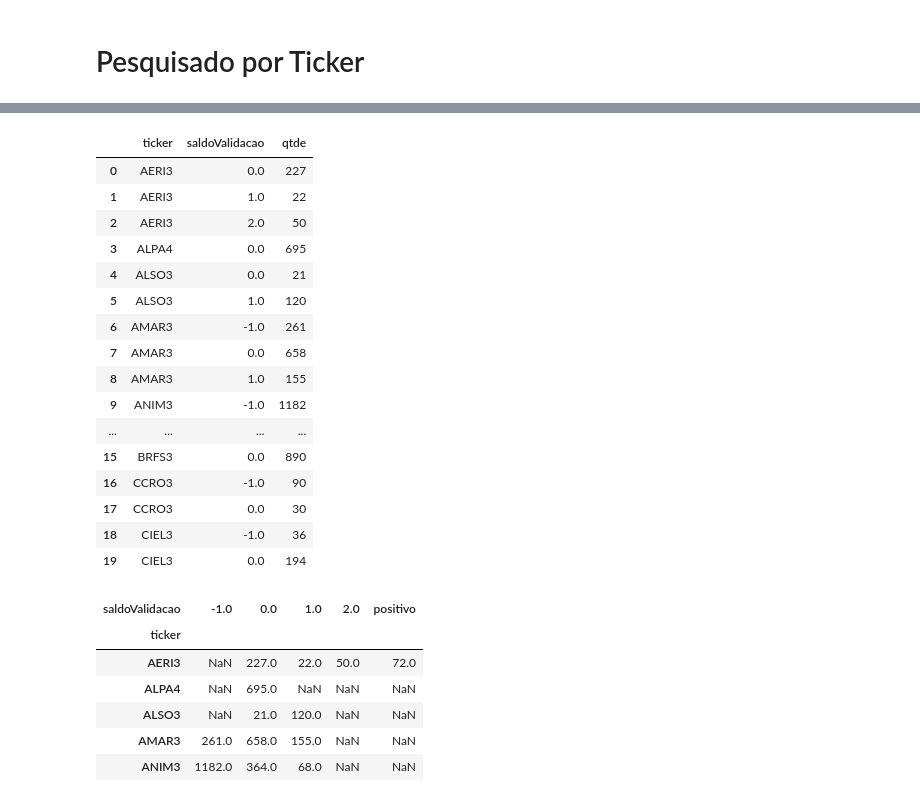
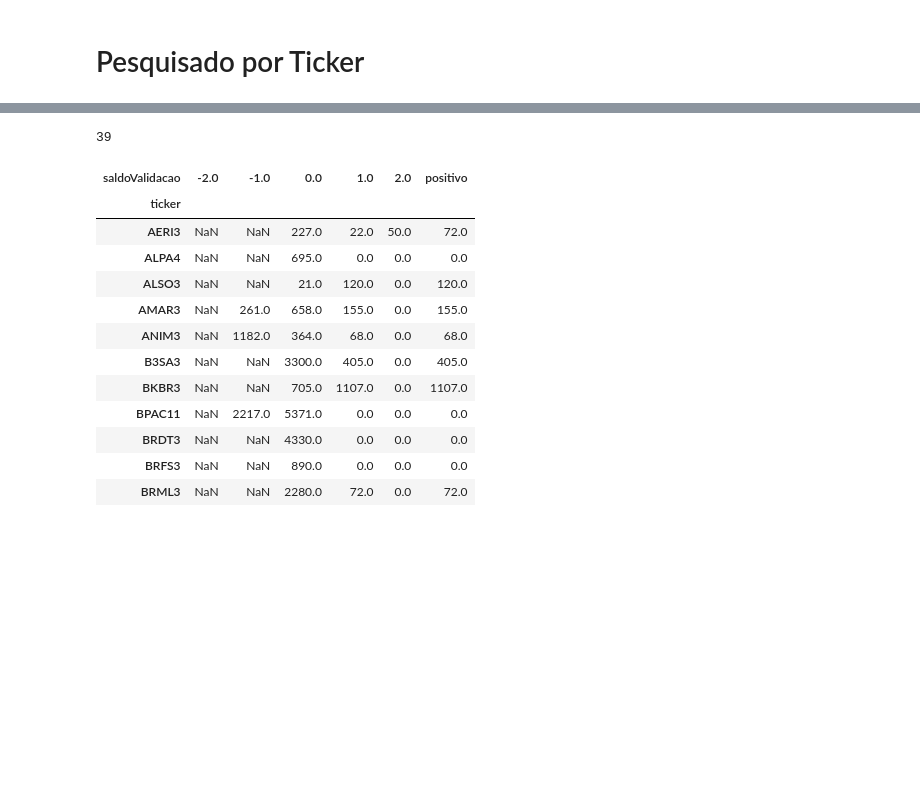
Before and after one commit to paulofor/Jupyter-Espaco01, a Jupyter notebook: Validador/Entendendo a Validação.ipynb, the cells around one changed output, grey strips where cells are left out. Saved outputs shown, nothing was run; the diff lists cells and outputs as text; code cells hidden in the pictures; blank space fills up the shorter version.

```diff
--- a/Validador/Entendendo a Validação.ipynb
+++ b/Validador/Entendendo a Validação.ipynb
@@ -161,33 +160,25 @@ plt.show()
-# %%
-dfTicker.head(20)
-# %% [output]
-|  | ticker | saldoValidacao | qtde |
-| 0 | AERI3 | 0.0 | 227 |
-| 1 | AERI3 | 1.0 | 22 |
-| 2 | AERI3 | 2.0 | 50 |
-| 3 | ALPA4 | 0.0 | 695 |
-| 4 | ALSO3 | 0.0 | 21 |
-| 5 | ALSO3 | 1.0 | 120 |
-| 6 | AMAR3 | -1.0 | 261 |
-| 7 | AMAR3 | 0.0 | 658 |
-| 8 | AMAR3 | 1.0 | 155 |
-| 9 | ANIM3 | -1.0 | 1182 |
-| ... | ... | ... | ... |
-| 15 | BRFS3 | 0.0 | 890 |
-| 16 | CCRO3 | -1.0 | 90 |
-| 17 | CCRO3 | 0.0 | 30 |
-| 18 | CIEL3 | -1.0 | 36 |
-| 19 | CIEL3 | 0.0 | 194 |
+# %%
+len(dfTicker['ticker'].unique())
+# %% [output]
+39
 # %%
 dfTicker2 = dfTicker.pivot_table('qtde','ticker','saldoValidacao')
-# %%
-dfTicker2['positivo'] = dfTicker2[1.0] + dfTicker2[2.0]
-dfTicker2.head()
-# %% [output]
-| saldoValidacao | -1.0 | 0.0 | 1.0 | 2.0 | positivo |
-| ticker |  |  |  |  |  |
-| AERI3 | NaN | 227.0 | 22.0 | 50.0 | 72.0 |
-| ALPA4 | NaN | 695.0 | NaN | NaN | NaN |
-| ALSO3 | NaN | 21.0 | 120.0 | NaN | NaN |
-| AMAR3 | 261.0 | 658.0 | 155.0 | NaN | NaN |
-| ANIM3 | 1182.0 | 364.0 | 68.0 | NaN | NaN |
+# %%
+dfTicker2[1.0] = dfTicker2[1.0].fillna(0)
+dfTicker2[2.0] = dfTicker2[2.0].fillna(0)
+dfTicker2['positivo'] = dfTicker2[1.0] + dfTicker2[2.0]
+dfTicker2.head(11)
+# %% [output]
+| saldoValidacao | -2.0 | -1.0 | 0.0 | 1.0 | 2.0 | positivo |
+| ticker |  |  |  |  |  |  |
+| AERI3 | NaN | NaN | 227.0 | 22.0 | 50.0 | 72.0 |
+| ALPA4 | NaN | NaN | 695.0 | 0.0 | 0.0 | 0.0 |
+| ALSO3 | NaN | NaN | 21.0 | 120.0 | 0.0 | 120.0 |
+| AMAR3 | NaN | 261.0 | 658.0 | 155.0 | 0.0 | 155.0 |
+| ANIM3 | NaN | 1182.0 | 364.0 | 68.0 | 0.0 | 68.0 |
+| B3SA3 | NaN | NaN | 3300.0 | 405.0 | 0.0 | 405.0 |
+| BKBR3 | NaN | NaN | 705.0 | 1107.0 | 0.0 | 1107.0 |
+| BPAC11 | NaN | 2217.0 | 5371.0 | 0.0 | 0.0 | 0.0 |
+| BRDT3 | NaN | NaN | 4330.0 | 0.0 | 0.0 | 0.0 |
+| BRFS3 | NaN | NaN | 890.0 | 0.0 | 0.0 | 0.0 |
+| BRML3 | NaN | NaN | 2280.0 | 72.0 | 0.0 | 72.0 |
```
Also changed, not shown: parts of 10 cells of this notebook, 4 other files.
